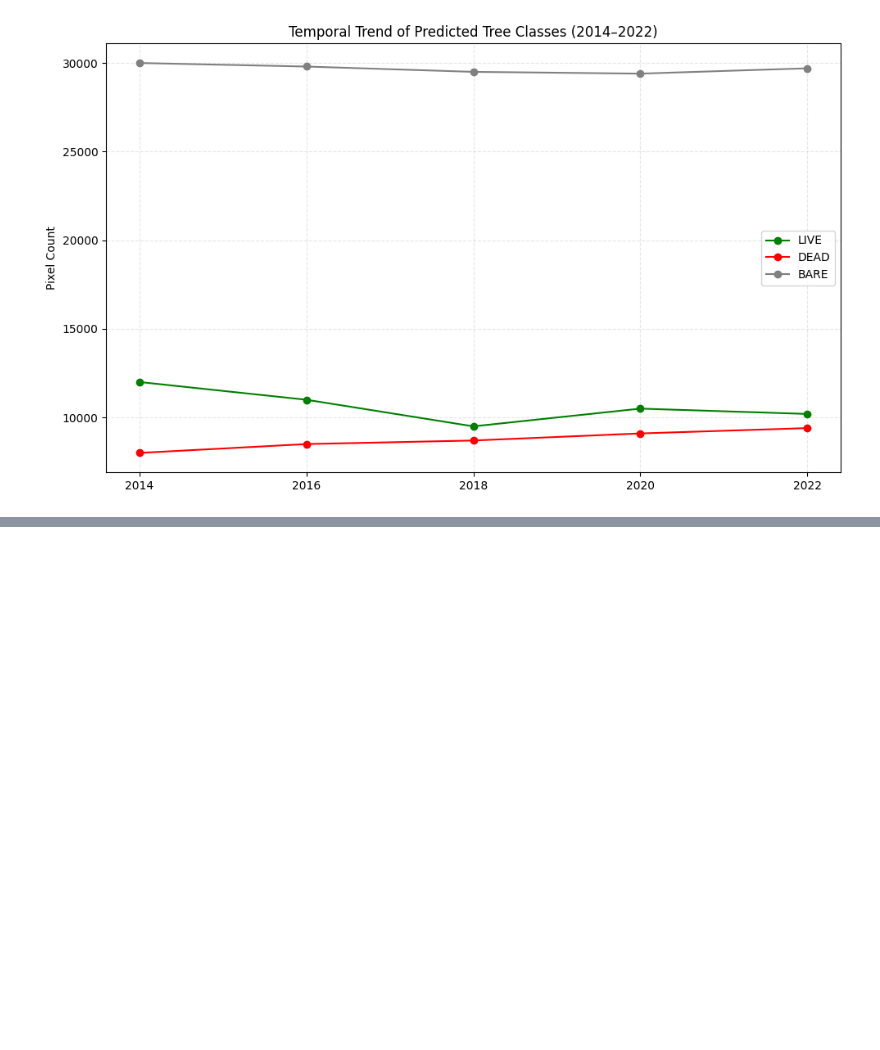
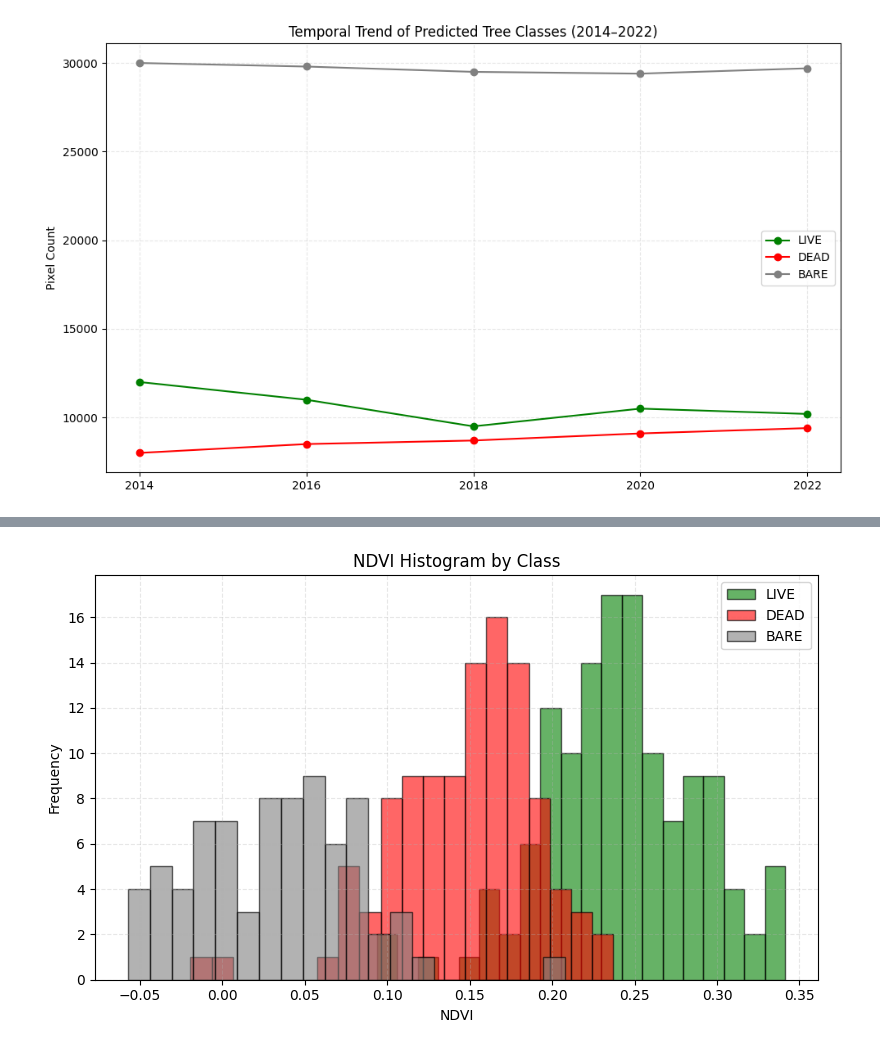
Before and after one commit to DeveshParagiri/tree-mortality, a Jupyter notebook: model.ipynb, the cells around one changed output, grey strips where cells are left out. Cells and saved outputs as stored; diff of their text form; code cells hidden in the pictures; blank space fills up the shorter version.

```diff
--- a/model.ipynb
+++ b/model.ipynb
@@ -475,0 +638,46 @@ plt.show()
+# %%
+import os
+import pandas as pd
+import rasterio
+import numpy as np
+import matplotlib.pyplot as plt
+
+# === CONFIG ===
+LABEL_FILE = "labeled2.csv"
+IMAGE_DIR = "labeled_samples"
+CLASSES = ["LIVE", "DEAD", "BARE"]
+colors = {"LIVE": "green", "DEAD": "red", "BARE": "gray"}
+
+# === Collect NDVI values by class ===
+ndvi_by_class = {cls: [] for cls in CLASSES}
+df = pd.read_csv(LABEL_FILE)
+
+for _, row in df.iterrows():
+    label = row["label"]
+    if label not in CLASSES:
+        continue
+
+    tif_path = os.path.join(IMAGE_DIR, row["filename"].replace(".png", ".tif"))
+    if not os.path.exists(tif_path):
+        continue
+
+    with rasterio.open(tif_path) as src:
+        data = src.read()
+        red, nir = float(data[0, 0, 0]), float(data[3, 0, 0])
+        ndvi = (nir - red) / (nir + red + 1e-6)
+        ndvi_by_class[label].append(ndvi)
+
+# === Plot ===
+plt.figure(figsize=(8, 5))
+for label in CLASSES:
+    plt.hist(ndvi_by_class[label], bins=20, alpha=0.6, label=label, color=colors[label], edgecolor='black')
+
+plt.title("NDVI Histogram by Class")
+plt.xlabel("NDVI")
+plt.ylabel("Frequency")
+plt.legend()
+plt.grid(True, linestyle='--', alpha=0.3)
+plt.tight_layout()
+plt.show()
+# %% [output]
+[figure, added]
```
Also changed, not shown: parts of 6 cells of this notebook, 14 other files.
